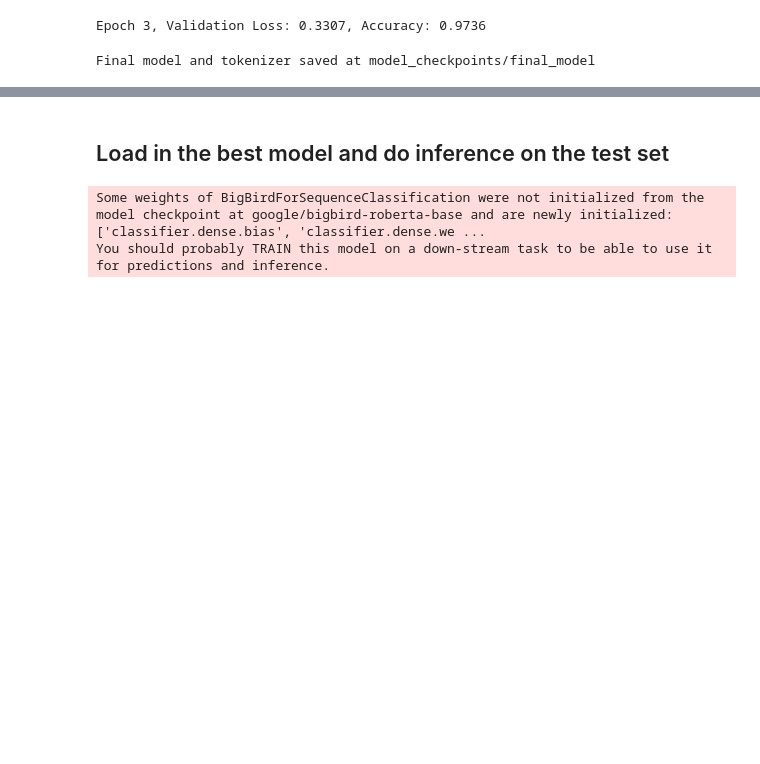
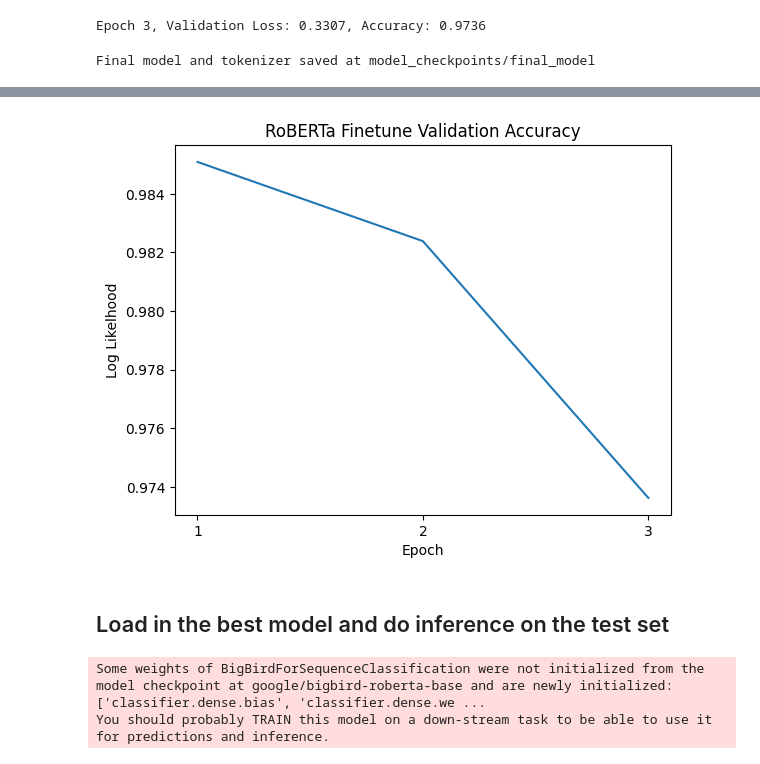
Before and after one commit to jgwaugh/ai-text-detection, a Jupyter notebook: genai_text_prediction.ipynb, the cells around one changed output, grey strips where cells are left out. Saved outputs shown, nothing was run; the diff lists cells and outputs as text; code cells hidden in the pictures; blank space fills up the shorter version.

```diff
--- a/genai_text_prediction.ipynb
+++ b/genai_text_prediction.ipynb
@@ -1042,3 +1076,16 @@ train_df.to_csv('train_losses.csv',index=False)
+# %%
+f = plt.figure()
+
+epochs = list(range(1, len(train_df) + 1))
+plt.plot(epochs, train_df.val_accuracies)
+plt.xticks(ticks=epochs)
+plt.xlabel('Epoch')
+plt.ylabel('Log Likelhood')
+plt.title('RoBERTa Finetune Validation Accuracy')
+plt.show()
+f.savefig(image_directory.joinpath('model_training_acc.png'), bbox_inches='tight')
+# %% [output]
+[figure, added]
 # %% [markdown]
 ## Load in the best model and do inference on the test set
 # %%
```
Also changed, not shown: parts of 25 cells of this notebook.
